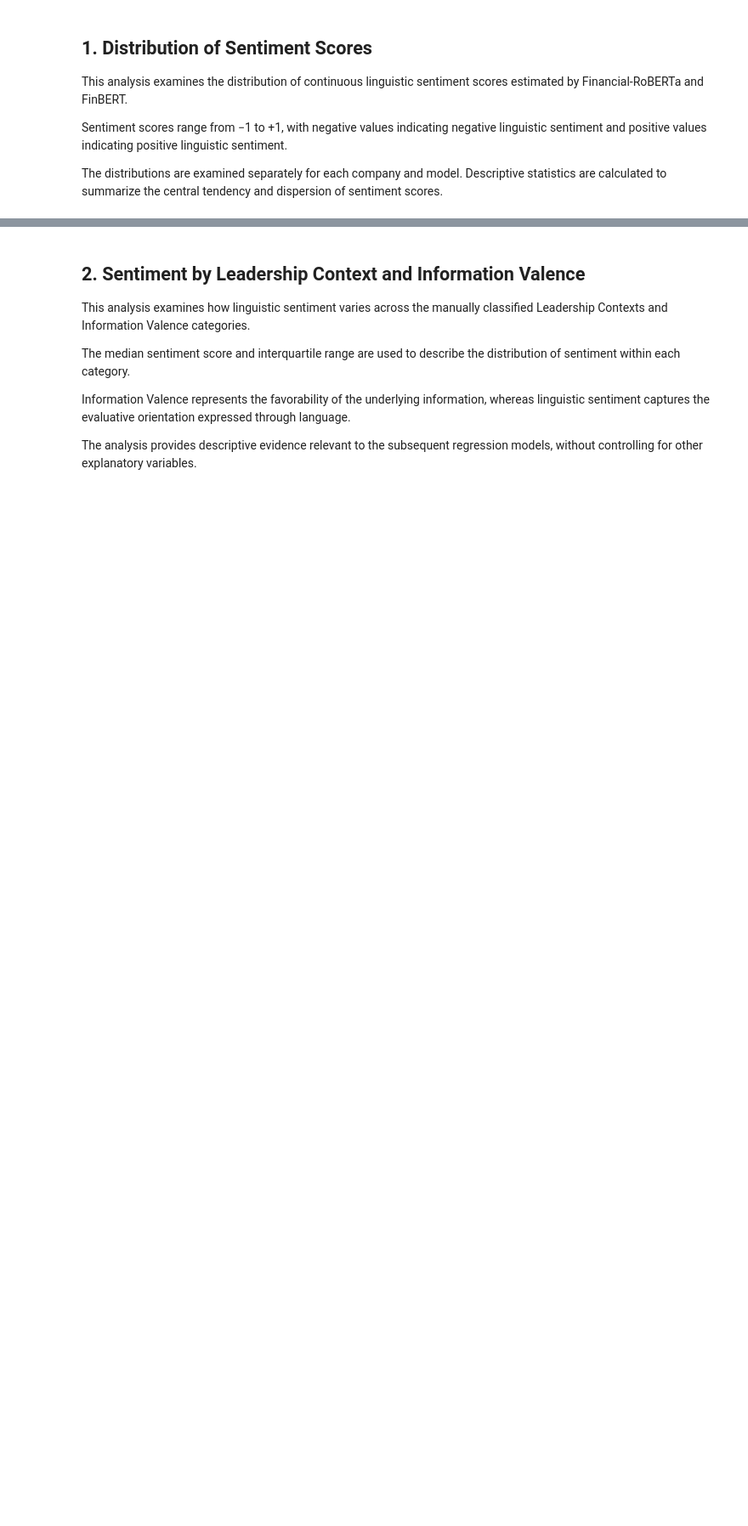
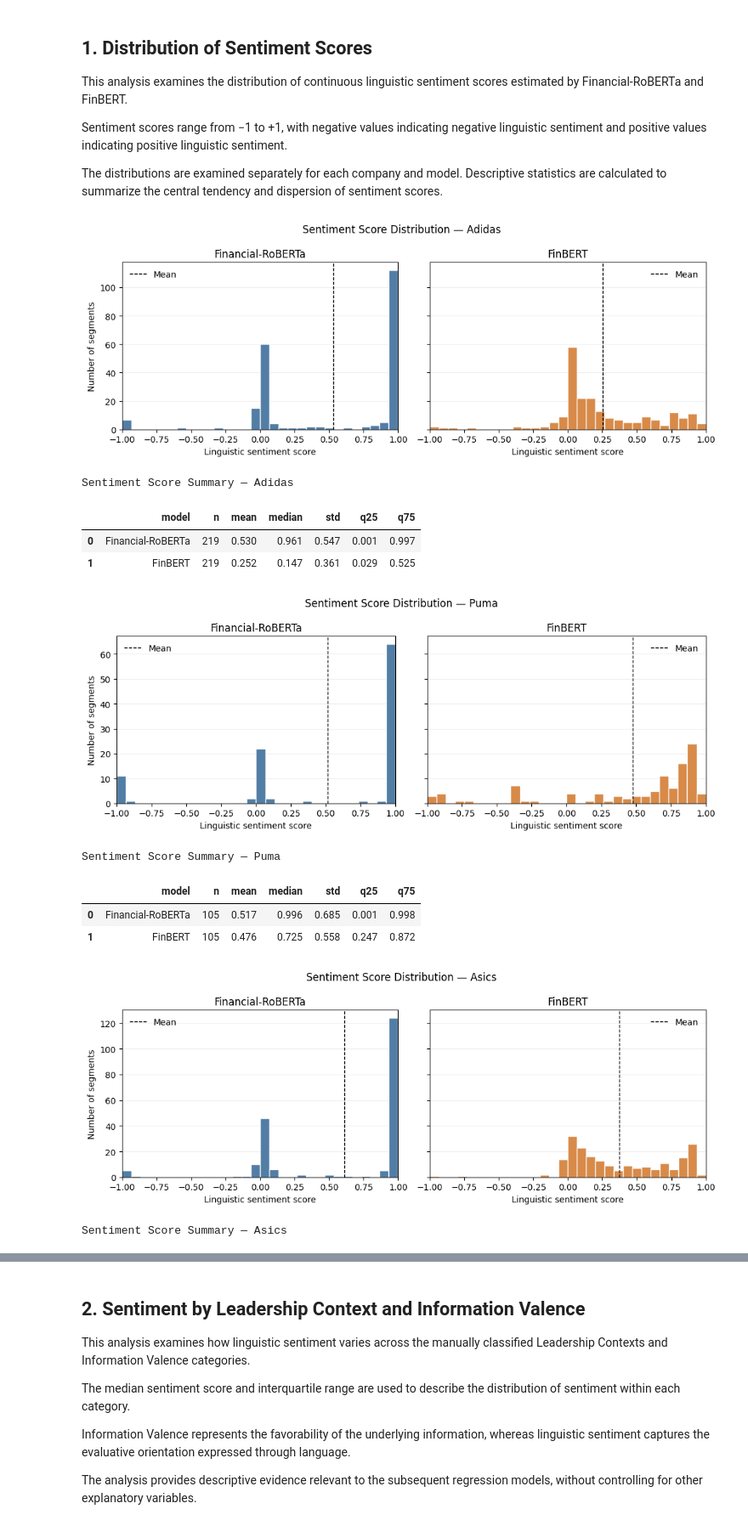
Before and after one commit to sawiDR/CEOCommunication, a Jupyter notebook: notebook/05_extension_sentiment_analysis.ipynb, the cells around one changed output, grey strips where cells are left out. Shown at 85% size. Cells and saved outputs as stored; diff of their text form; code cells hidden in the pictures; blank space fills up the shorter version.

```diff
--- a/notebook/05_extension_sentiment_analysis.ipynb
+++ b/notebook/05_extension_sentiment_analysis.ipynb
@@ -99,32 +157,53 @@ for company, df in results.items():
                 scores.mean(),
                 color="black",
                 linestyle="--",
                 linewidth=1,
                 label="Mean"
             )
 
             ax.legend(frameon=False)
 
         ax.set_title(model_label)
         ax.set_xlabel("Linguistic sentiment score")
         ax.grid(axis="y", alpha=0.2)
         ax.set_axisbelow(True)
 
     axes[0].set_ylabel("Number of segments")
     axes[0].set_xlim(-1, 1)
 
     fig.suptitle(
         f"Sentiment Score Distribution — {company.capitalize()}"
     )
 
     fig.tight_layout()
 
+    # Save PDF figure
     save_sentiment_figure(
         fig, company, "score_distribution"
     )
 
-    # Save descriptive statistics
-    pd.DataFrame(rows).round(3).to_csv(
+    # Descriptive statistics table
+    summary_df = pd.DataFrame(rows).round(3)
+
+    # Display table in Jupyter
+    print(f"\nSentiment Score Summary — {company.capitalize()}")
+    display(summary_df)
+
+    # Save table as CSV
+    summary_df.to_csv(
         tables_dir / f"{company}_score_summary.csv",
         index=False
     )
+# %% [output]
+[figure, added]
+Sentiment Score Summary — Adidas
+|  | model | n | mean | median | std | q25 | q75 |
+| 0 | Financial-RoBERTa | 219 | 0.530 | 0.961 | 0.547 | 0.001 | 0.997 |
+| 1 | FinBERT | 219 | 0.252 | 0.147 | 0.361 | 0.029 | 0.525 |
+[figure, added]
+Sentiment Score Summary — Puma
+|  | model | n | mean | median | std | q25 | q75 |
+| 0 | Financial-RoBERTa | 105 | 0.517 | 0.996 | 0.685 | 0.001 | 0.998 |
+| 1 | FinBERT | 105 | 0.476 | 0.725 | 0.558 | 0.247 | 0.872 |
+[figure, added]
+Sentiment Score Summary — Asics
```
Also changed, not shown: parts of 10 cells of this notebook, 51 other files.
